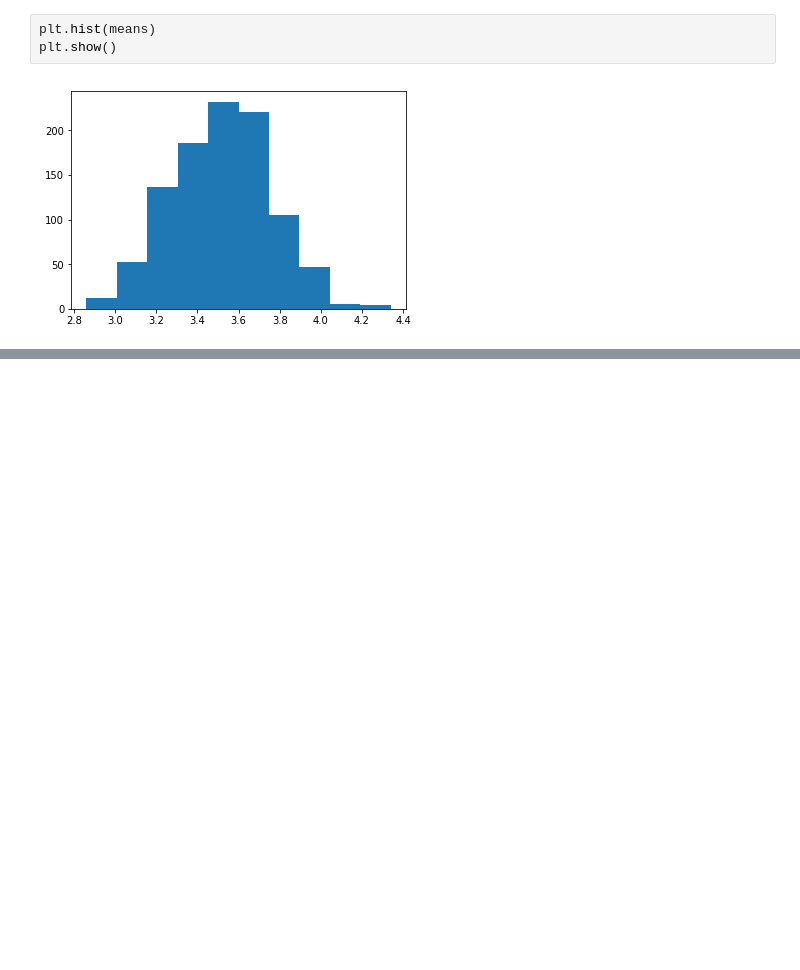
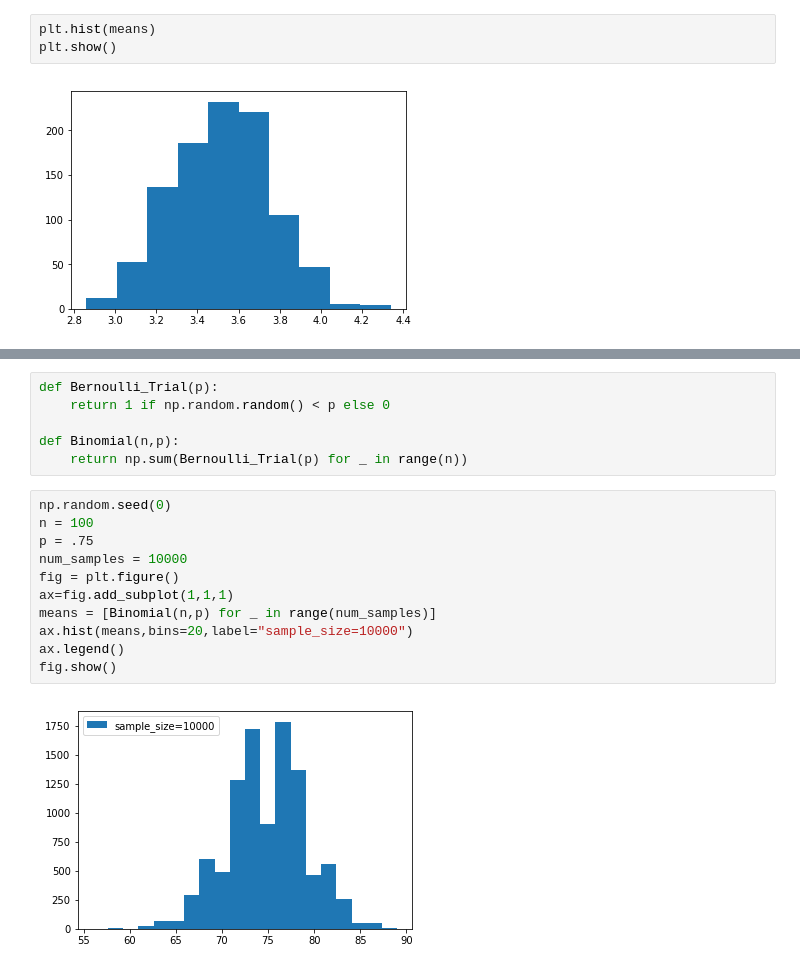
Before and after one commit to sanketg186/DataScience, a Jupyter notebook: Probability.ipynb, the cells around one changed output, grey strips where cells are left out. Drawn from its saved outputs; the diff is of its cells as text; blank space fills up the shorter version.

```diff
--- a/Probability.ipynb
+++ b/Probability.ipynb
@@ -153,0 +161,19 @@ for size in sample_size:
+# %%
+def Bernoulli_Trial(p):
+    return 1 if np.random.random() < p else 0
+
+def Binomial(n,p):
+    return np.sum(Bernoulli_Trial(p) for _ in range(n))
+# %%
+np.random.seed(0)
+n = 100
+p = .75
+num_samples = 10000
+fig = plt.figure()
+ax=fig.add_subplot(1,1,1)
+means = [Binomial(n,p) for _ in range(num_samples)]
+ax.hist(means,bins=20,label="sample_size=10000")
+ax.legend()
+fig.show()
+# %% [output]
+[figure, added]
```
Also changed, not shown: parts of 3 cells of this notebook.
